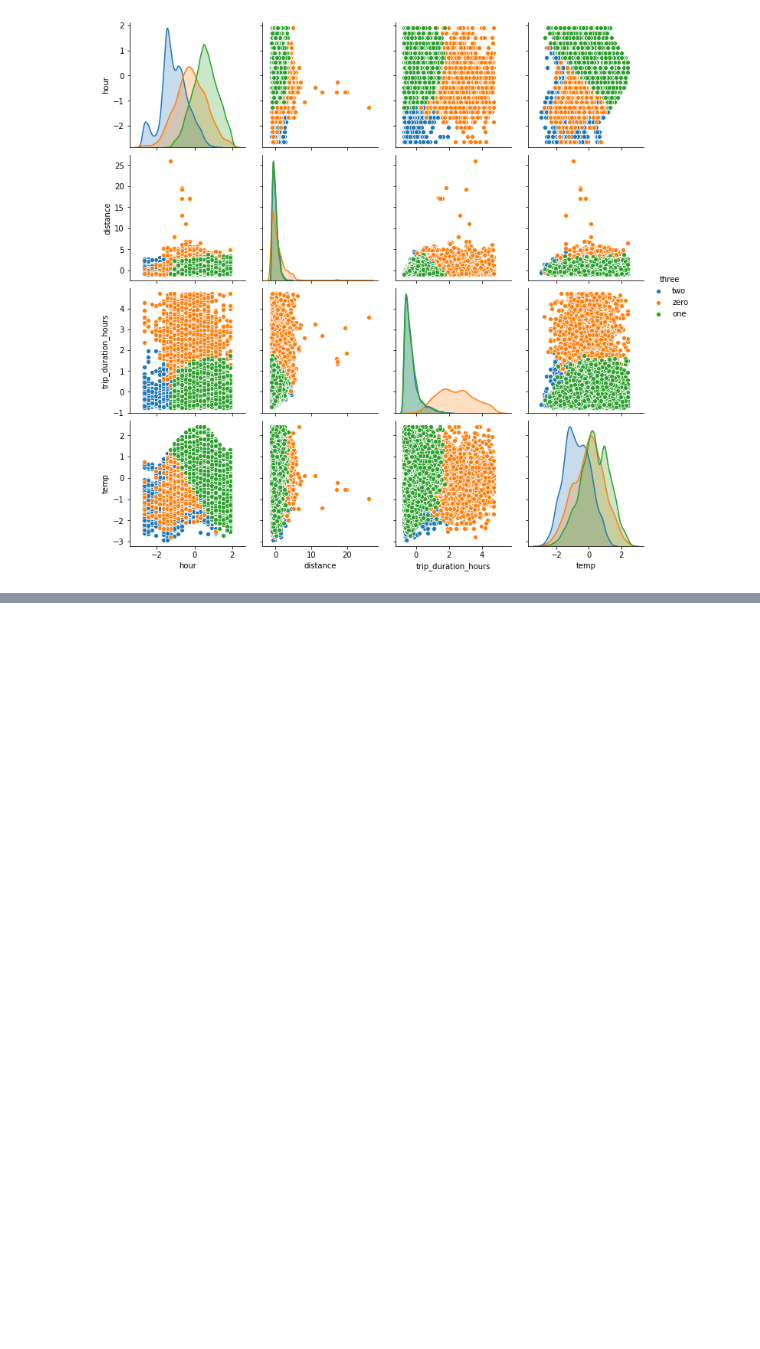
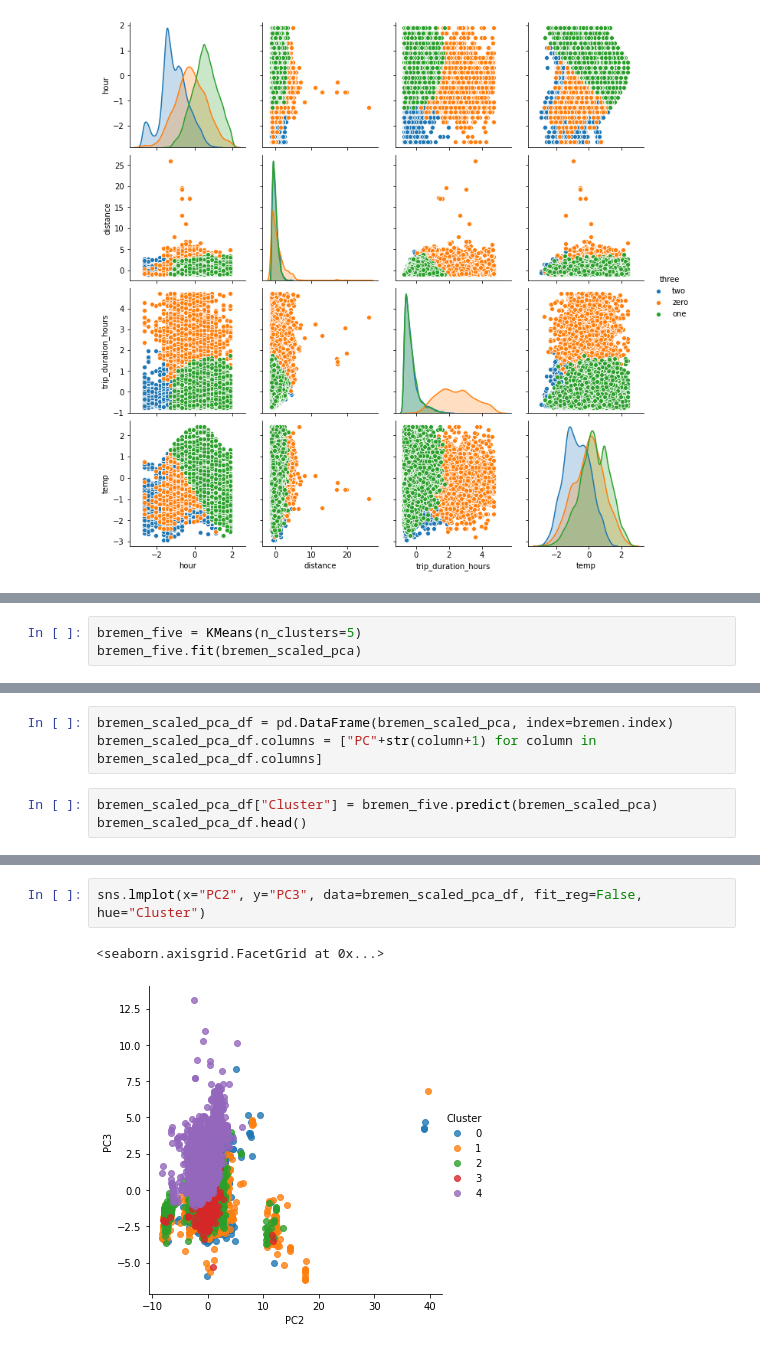
Before and after one commit to Polifka/eagle_gang, a Jupyter notebook: clustering_reloaded.ipynb, the cells around one changed output, grey strips where cells are left out. Cells and saved outputs as stored; diff of their text form; blank space fills up the shorter version.

```diff
--- a/clustering_reloaded.ipynb
+++ b/clustering_reloaded.ipynb
@@ -212,0 +201,3 @@ TypeError: fit() missing 1 required positional argument: 'y'
+# %%
+bremen_five = KMeans(n_clusters=5)
+bremen_five.fit(bremen_scaled_pca)
@@ -212,0 +210,6 @@ TypeError: fit() missing 1 required positional argument: 'y'
+# %%
+bremen_scaled_pca_df = pd.DataFrame(bremen_scaled_pca, index=bremen.index)
+bremen_scaled_pca_df.columns = ["PC"+str(column+1) for column in bremen_scaled_pca_df.columns]
+# %%
+bremen_scaled_pca_df["Cluster"] = bremen_five.predict(bremen_scaled_pca)
+bremen_scaled_pca_df.head()
@@ -212,0 +226,5 @@ TypeError: fit() missing 1 required positional argument: 'y'
+# %%
+sns.lmplot(x="PC2", y="PC3", data=bremen_scaled_pca_df, fit_reg=False, hue="Cluster")
+# %% [output]
+<seaborn.axisgrid.FacetGrid at 0x...>
+[figure, added]
```
Also changed, not shown: parts of 47 cells of this notebook, 1 other file.
